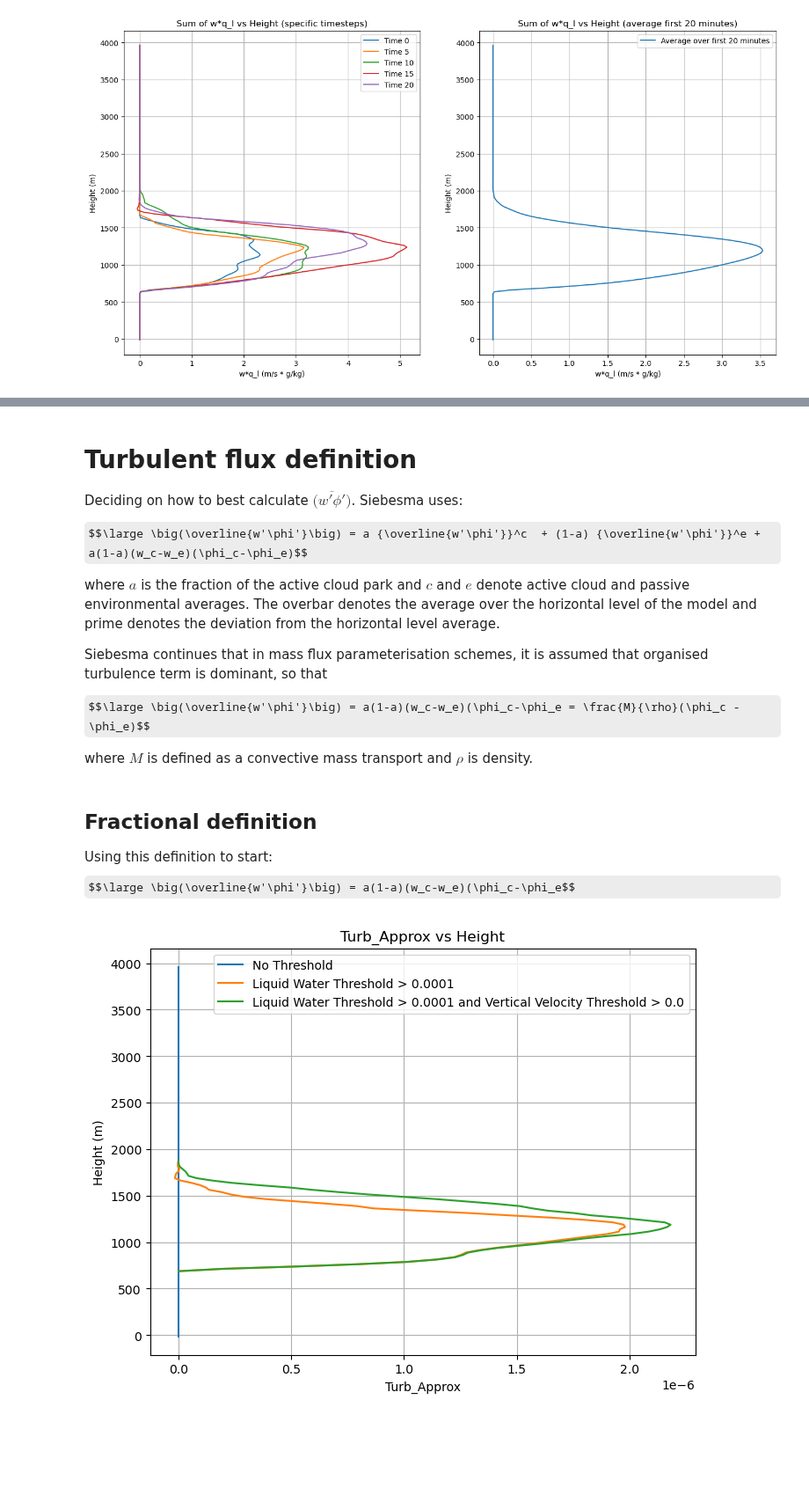
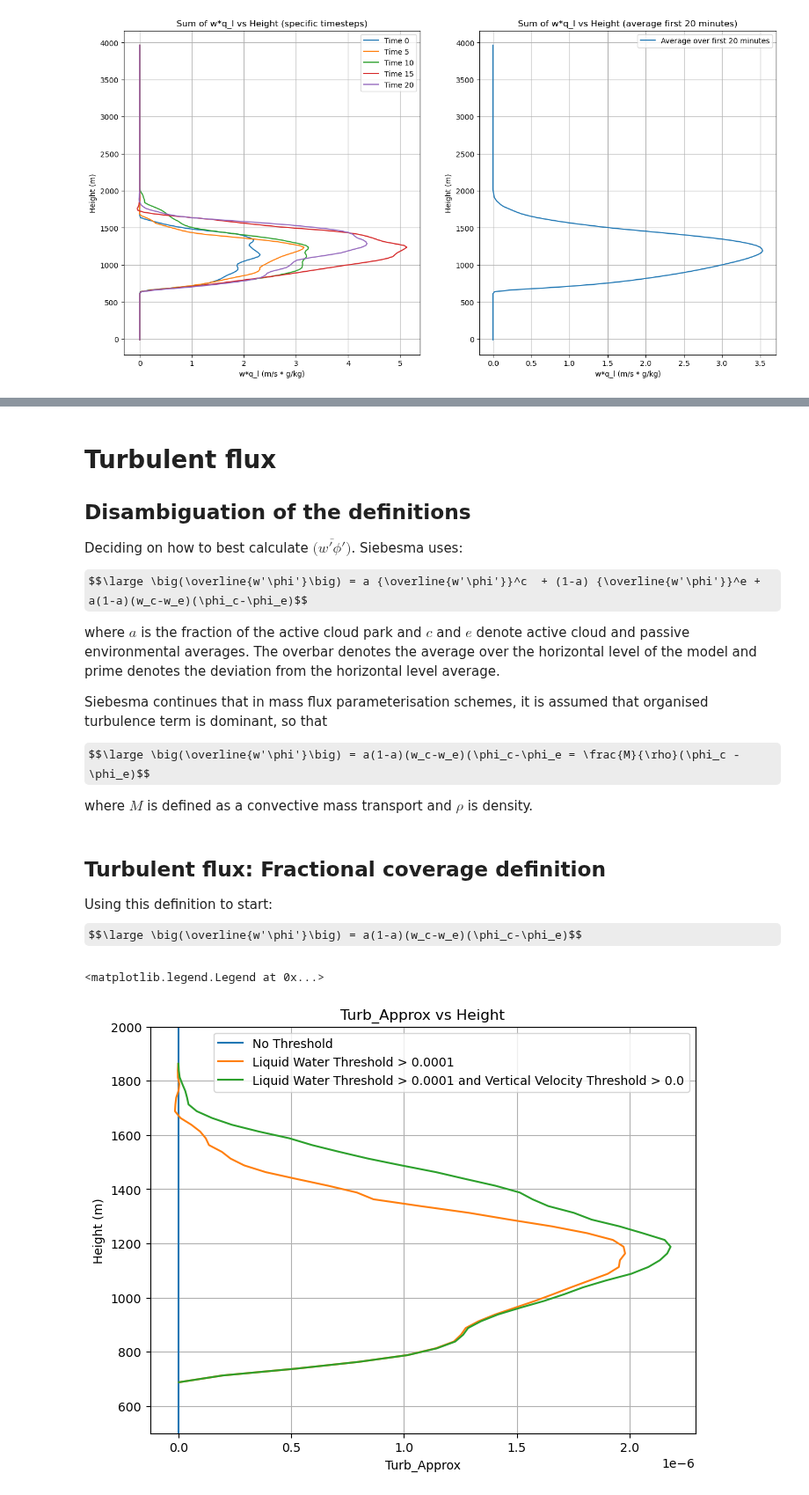
Before and after one commit to jurezgubic/CloudTracking, a Jupyter notebook: analysis/budget_closure.ipynb, the cells around one changed output, grey strips where cells are left out. Shown at 88% size. Drawn from its saved outputs; the diff is of its cells as text; code cells hidden in the pictures; some formulas as TeX source; blank space fills up the shorter version.

Commit message:
Mass flux analysis and questions

```diff
--- a/analysis/budget_closure.ipynb
+++ b/analysis/budget_closure.ipynb
@@ -102,7 +420,7 @@ def load_zt_values(filename):
 zt_values = load_zt_values(l_file)
 
 # Averaging over the first 20 minutes
-end_timestep = 10
+end_timestep = 20
 sum_product_data = None
 sum_product_data_l_threshold = None
 sum_product_data_wl_threshold = None
@@ -152,5 +470,6 @@ plt.show()
 # %% [markdown]
-# Turbulent flux definition
+# Turbulent flux
+## Disambiguation of the definitions
 
 Deciding on how to best calculate $\big(\overline{w'\phi'}\big)$. Siebesma uses:
 
@@ -164,11 +483,16 @@ $$\large \big(\overline{w'\phi'}\big) = a(1-a)(w_c-w_e)(\phi_c-\phi_e = \frac{M}
 
 where $M$ is defined as a convective mass transport and $\rho$ is density.
 # %% [markdown]
-## Fractional definition
+## Turbulent flux: Fractional coverage definition
 
 Using this definition to start:
-$$\large \big(\overline{w'\phi'}\big) = a(1-a)(w_c-w_e)(\phi_c-\phi_e$$
+$$\large \big(\overline{w'\phi'}\big) = a(1-a)(w_c-w_e)(\phi_c-\phi_e)$$
 # %%
+import numpy as np
+import netCDF4 as nc
+import matplotlib.pyplot as plt
+import os
+
 # Paths
 w_file = '/Users/jure/PhD/coding/RICO_1hr/rico.w.nc'
 l_file = '/Users/jure/PhD/coding/RICO_1hr/rico.l.nc'
@@ -228,38 +552,35 @@ for z in range(average_w_data.shape[0]):
     mask_both = (average_l_data[z, :, :] > liquid_water_threshold) & (average_w_data[z, :, :] > vertical_velocity_threshold)
 
     w_c = np.mean(average_w_data[z, :, :][mask_cloudy])
     w_e = np.mean(average_w_data[z, :, :][~mask_cloudy])
     q_c = np.mean(average_l_data[z, :, :][mask_cloudy])
     q_e = np.mean(average_l_data[z, :, :][~mask_cloudy])
     a = np.mean(mask_cloudy)
     turb_approx_liquid_threshold.append(a * (1 - a) * (w_c - w_e) * (q_c - q_e))
 
     w_c_both = np.mean(average_w_data[z, :, :][mask_both])
     w_e_both = np.mean(average_w_data[z, :, :][~mask_both])
     q_c_both = np.mean(average_l_data[z, :, :][mask_both])
     q_e_both = np.mean(average_l_data[z, :, :][~mask_both])
     a_both = np.mean(mask_both)
     turb_approx_both_thresholds.append(a_both * (1 - a_both) * (w_c_both - w_e_both) * (q_c_both - q_e_both))
 
-    turb_approx_no_threshold.append(0)  # Placeholder for no threshold
+    turb_approx_no_threshold.append(w_mean * q_mean)  # Calculation for no threshold
 
 # Plotting
 fig, ax = plt.subplots(figsize=(8, 6))
 
 ax.plot(turb_approx_no_threshold, zt_values, label='No Threshold')
 ax.plot(turb_approx_liquid_threshold, zt_values, label=f'Liquid Water Threshold > {liquid_water_threshold}')
 ax.plot(turb_approx_both_thresholds, zt_values, label=f'Liquid Water Threshold > {liquid_water_threshold} and Vertical Velocity Threshold > {vertical_velocity_threshold}')
 
 ax.set_xlabel('Turb_Approx')
 ax.set_ylabel('Height (m)')
 ax.set_title('Turb_Approx vs Height')
 ax.grid(True)
+ax.set_ylim([500,2000])
 ax.legend()
-
-output_dir = 'analysis_plots'
-os.makedirs(output_dir, exist_ok=True)
-plt.savefig(os.path.join(output_dir, 'turb_approx_thresholds.pdf'), format='pdf', bbox_inches='tight')
-plt.show()
 # %% [output]
+<matplotlib.legend.Legend at 0x...>
-[figure, old version]
+[figure, new version]
 # %% [markdown]
```
Also changed, not shown: parts of 21 cells of this notebook.
